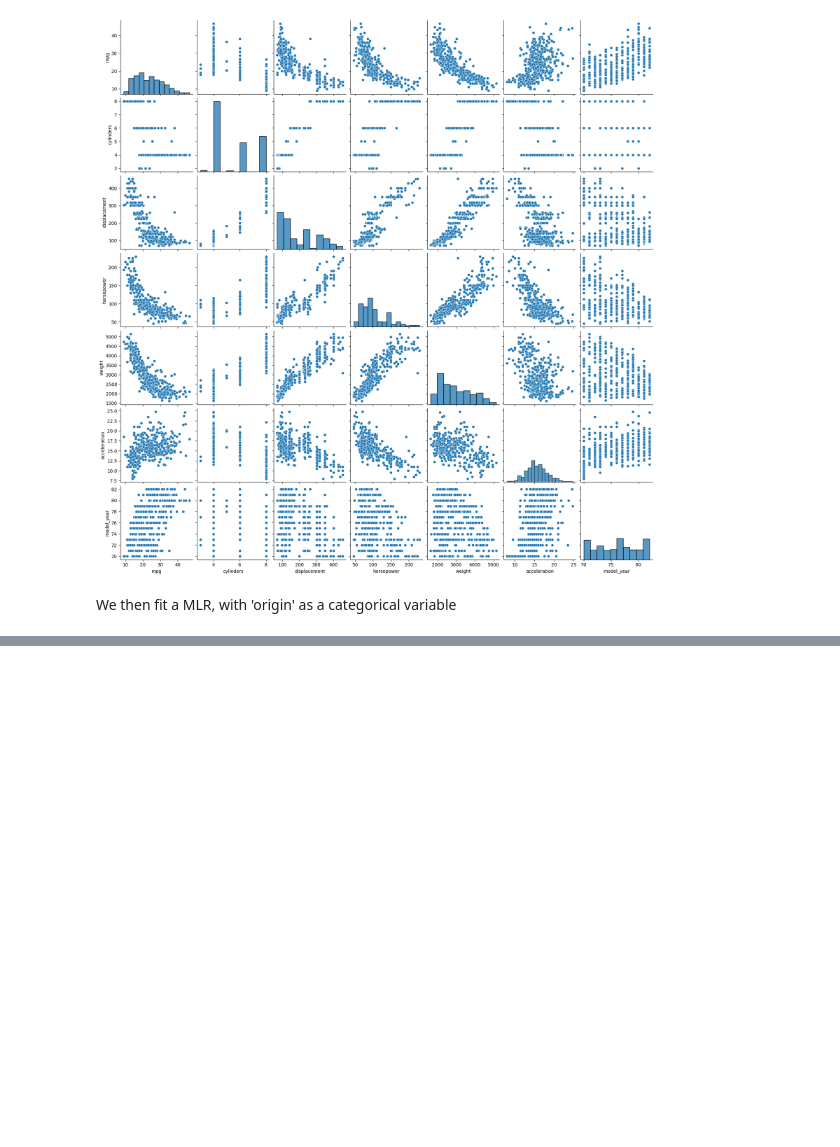
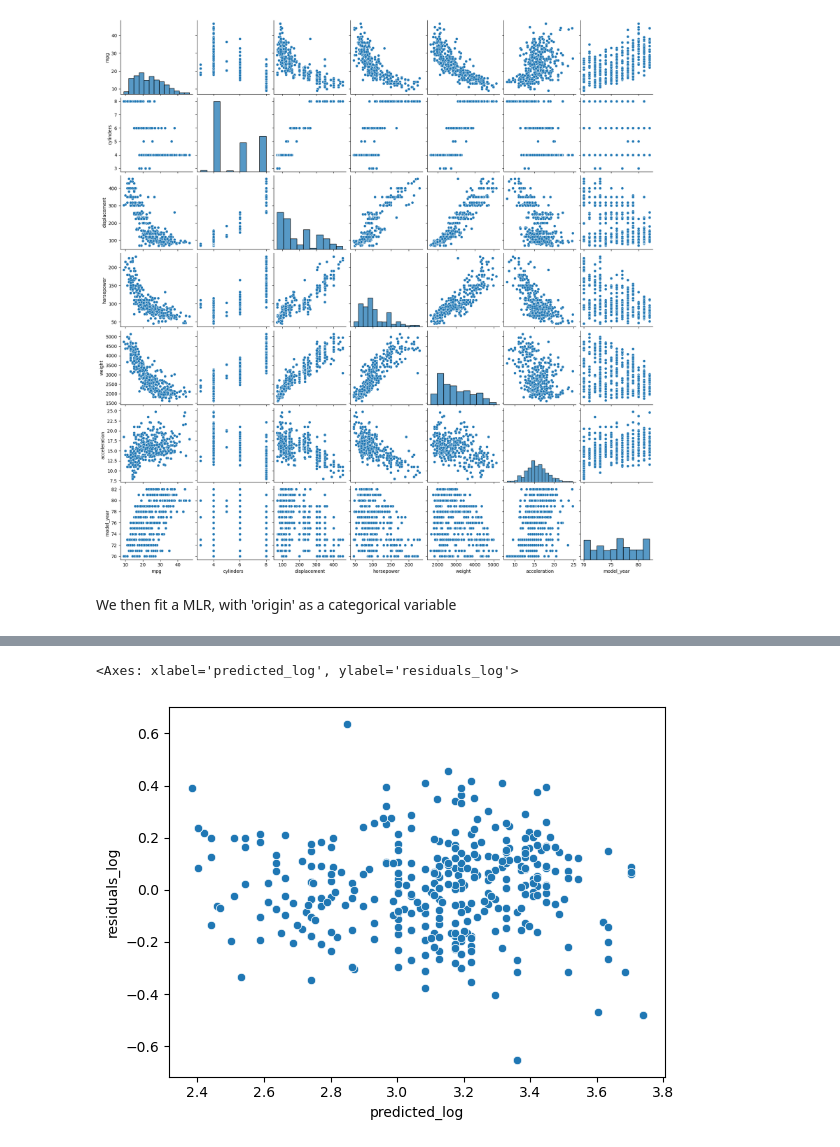
Before and after one commit to Wilber/hpcbootcamp_regression, a Jupyter notebook: regression_multiple.ipynb, the cells around one changed output, grey strips where cells are left out. Cells and saved outputs as stored; diff of their text form; code cells hidden in the pictures; blank space fills up the shorter version.

```diff
--- a/regression_multiple.ipynb
+++ b/regression_multiple.ipynb
@@ -152,0 +189,16 @@ This implies:
+# %%
+#Independence of errors and constant variance; after log transformation
+mpg['mpg_log'] = np.log(mpg['mpg'])
+mpg['horsepower_log'] = np.log(mpg['horsepower'])
+
+#Fit a SLR model
+fit_mpg_log = smf.ols('mpg_log ~ horsepower_log', data=mpg).fit()
+
+#Obtain predcicted (fits) values; and residuals (errors)
+mpg['predicted_log'] = fit_mpg_log.predict(mpg['horsepower_log'])
+mpg['residuals_log'] = fit_mpg_log.resid
+
+sns.scatterplot(data=mpg, x="predicted_log", y="residuals_log")
+# %% [output]
+<Axes: xlabel='predicted_log', ylabel='residuals_log'>
+[figure, added]
```
Also changed, not shown: parts of 13 cells of this notebook.
